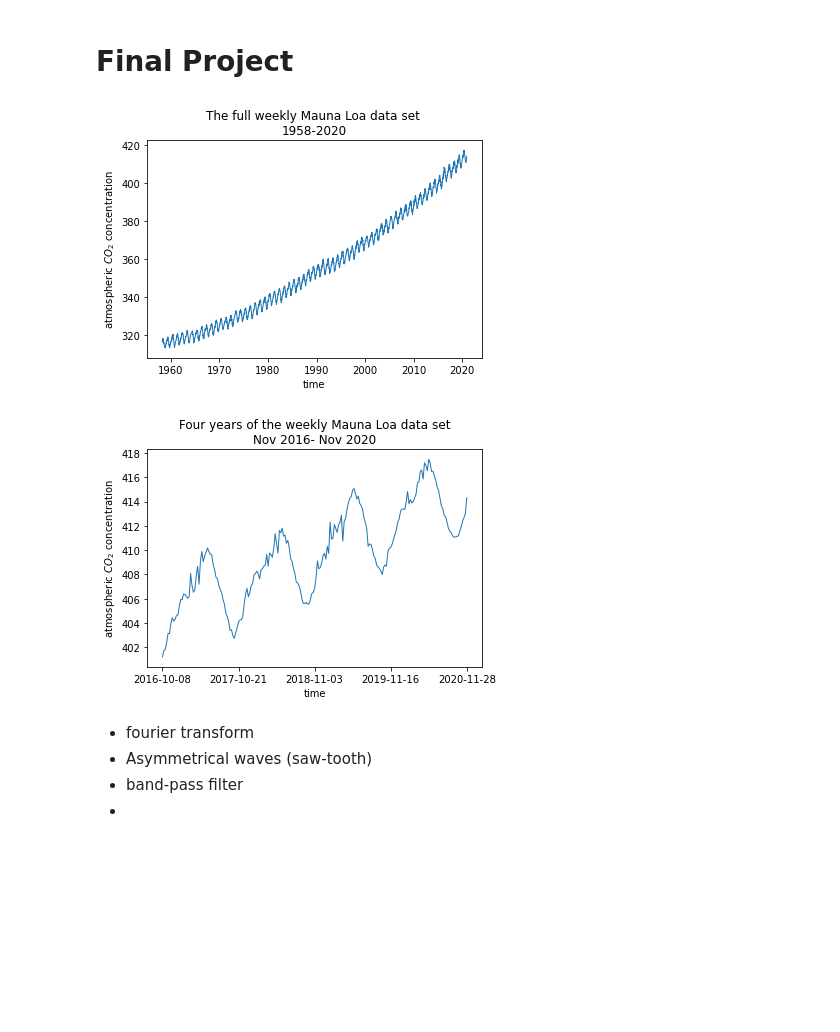
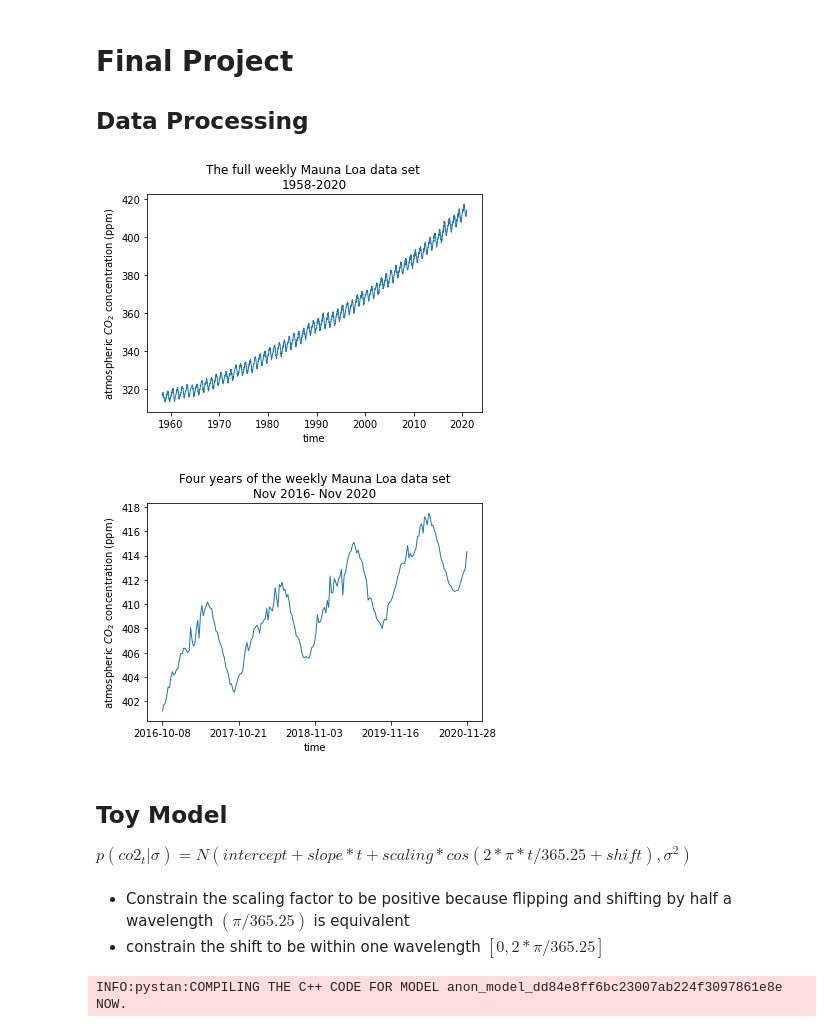
Before and after one commit to katjadellalibera/CS146, a Jupyter notebook: Final Project/Final Project-CO2.ipynb, the cells around one changed output. Drawn from its saved outputs; the diff is of its cells as text; code cells hidden in the pictures; blank space fills up the shorter version.

Commit message:
initial improved model

```diff
--- a/Final Project/Final Project-CO2.ipynb
+++ b/Final Project/Final Project-CO2.ipynb
@@ -1,5 +1,6 @@
 # %% [markdown]
 # Final Project
+## Data Processing
 # %%
 import matplotlib.pyplot as plt
 import scipy.stats as sts
@@ -26,18 +29,22 @@ co2_data = [float(point[1]) for point in just_values]
 # %%
 plt.plot_date(datetime_dates, co2_data,  linestyle = 'solid' , linewidth=1, markersize=0)
 plt.title('The full weekly Mauna Loa data set \n1958-2020')
-plt.ylabel('atmospheric $CO_2$ concentration')
+plt.ylabel('atmospheric $CO_2$ concentration (ppm)')
 plt.xlabel('time')
 plt.show()
 # %% [output]
-[figure, old version]
+[figure, new version]
 # %%
 plt.plot_date(datetime_dates[-54*4::], co2_data[-54*4::], linestyle = 'solid' , linewidth=1, markersize=0)
 plt.xticks(np.arange(min(datetime_dates[-54*4::]), max(datetime_dates[-54*4::])+timedelta(days = 1), timedelta(weeks = 54)))
 plt.title('Four years of the weekly Mauna Loa data set\nNov 2016- Nov 2020')
-plt.ylabel('atmospheric $CO_2$ concentration')
+plt.ylabel('atmospheric $CO_2$ concentration (ppm)')
 plt.xlabel('time')
 plt.show()
 # %% [output]
-[figure, old version]
+[figure, new version]
+# %% [markdown]
+## Toy Model
+
+$p(co2_t|\sigma)=N(intercept+slope*t+scaling*cos(2*\pi*t/365.25+shift),\sigma^2)$
 # %%
@@ -70,5 +57,3 @@ model {
-# %% [markdown]
-- fourier transform
-- Asymmetrical waves (saw-tooth)
-- band-pass filter
--
+# %% [markdown]
+- Constrain the scaling factor to be positive because flipping and shifting by half a wavelength $(\pi/365.25)$ is equivalent
+- constrain the shift to be within one wavelength $[0,2*\pi/365.25]$
@@ -74,0 +70,46 @@ model {
+# %%
+basic_model_stan_code = """
+
+data {
+    int<lower=1> length;  // number of data points
+    real<lower=0> time[length];  // time in days since start of data collection
+    real<lower=0> co2[length]; // the co2 concentration at a given date
+}
+
+parameters {
+    // linear component
+    real intercept;  // intercept for the linear component
+    real slope; // slope for the linear component
+
+    //seasonal component
+    real<lower=0> scaling; // rescaling factor for seasonal component, positive to avoid flip
+    real<lower=-pi(),upper=pi()> shift; // variable to align the periodic function with the phase of the data
+
+    // noise
+    real<lower=0> sigma; // standard deviation for noise
+}
+
+model {
+    // priors
+    // linear component
+    intercept ~ normal(280,10);  //prior based on the pre-industrial CO2 levels
+    slope ~ normal(5,10);
+
+    // seasonal component
+    scaling ~ normal(0,10);
+    shift ~ normal(0,2);
+
+    //noise
+    sigma ~ normal(1,2);
+
+    //model
+    for(i in 1:length) {
+        co2[i] ~ normal(intercept + slope * time[i] + scaling * cos(2*pi()*time[i]/365.25 + shift),square(sigma));  // likelihood function
+    }
+}
+
+"""
+# define stan model
+basic_stan_model = pystan.StanModel(model_code=basic_model_stan_code)
+# %% [output]
+INFO:pystan:COMPILING THE C++ CODE FOR MODEL anon_model_dd84e8ff6bc23007ab224f3097861e8e NOW.
```
Also changed, not shown: parts of 15 cells of this notebook.
